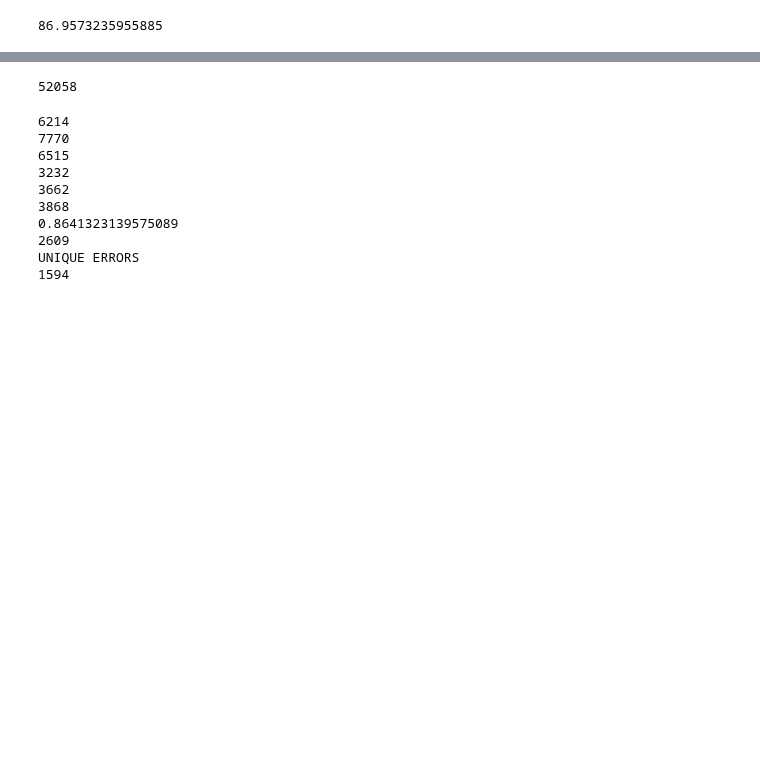
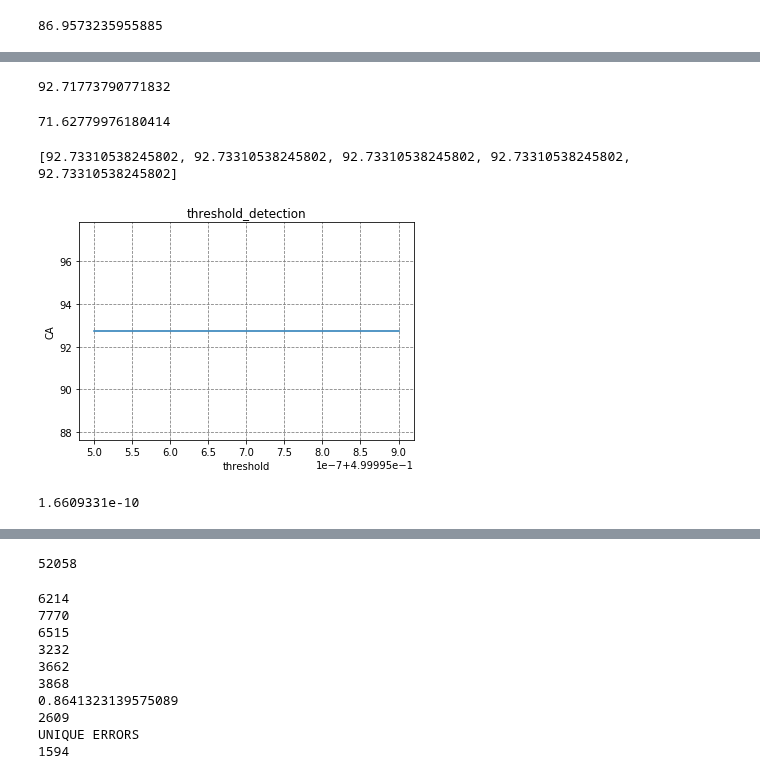
Before and after one commit to lkrsnik/accetuation, a Jupyter notebook: cnn/word_accetuation/bidirectional_error_analysis.ipynb, the cells around one changed output, grey strips where cells are left out. Cells and saved outputs as stored; diff of their text form; code cells hidden in the pictures; blank space fills up the shorter version.

Commit message:
Added some predictions and some learners

```diff
--- a/cnn/word_accetuation/bidirectional_error_analysis.ipynb
+++ b/cnn/word_accetuation/bidirectional_error_analysis.ipynb
@@ -93,7 +83,7 @@ data.generate_data('letters_word_accetuation_train',
 LOADING DATA...
 LOAD SUCCESSFUL!
 # %%
-data.x_train = None
+#data.x_train = None
 content = data._read_content('../../data/SlovarIJS_BESEDE_utf8.lex')
 dictionary, max_word, max_num_vowels, vowels, accented_vowels = data._create_dict(content)
 feature_dictionary = data._create_feature_dictionary()
@@ -316,0 +389,18 @@ for i in range(len(predictions)):
+# %%
+ensemble_predictions = np.mean( np.array([ letters_word_accetuation_predictions, syllables_word_accetuation_predictions, syllabled_letters_word_accetuation_predictions,
+                                         letters_word_accetuation_correct_order_predictions, syllables_word_accetuation_correct_order_predictions, syllabled_letters_word_accetuation_correct_order_predictions]), axis=0 )
+#ensemble_predictions = np.mean( np.array([ letters_word_accetuation_predictions, syllables_word_accetuation_predictions, syllabled_letters_word_accetuation_predictions]), axis=0 )
+#accuracy, errors = data.test_accuracy(ensemble_predictions, data.x_validate, data.x_other_features_validate, data.y_validate, dictionary, feature_dictionary, vowels, syllable_dictionary=syllable_dictionary)
+accuracy, errors = data.test_accuracy(ensemble_predictions, data.x_test, data.x_other_features_test, data.y_test, dictionary, feature_dictionary, vowels, syllable_dictionary=syllable_dictionary)
+print(accuracy)
+# %% [output]
+92.71773790771832
+# %%
+ensemble_predictions = np.mean( np.array([ letters_word_accetuation_predictions, syllables_word_accetuation_predictions, syllabled_letters_word_accetuation_predictions,
+                                         letters_word_accetuation_correct_order_predictions, syllables_word_accetuation_correct_order_predictions, syllabled_letters_word_accetuation_correct_order_predictions]), axis=0 )
+#ensemble_predictions = np.mean( np.array([ letters_word_accetuation_predictions, syllables_word_accetuation_predictions, syllabled_letters_word_accetuation_predictions]), axis=0 )
+#accuracy, errors = data.test_accuracy(ensemble_predictions, data.x_validate, data.x_other_features_validate, data.y_validate, dictionary, feature_dictionary, vowels, syllable_dictionary=syllable_dictionary)
+accuracy, errors = data.test_accuracy(ensemble_predictions, data.x_test, data.x_other_features_test, data.y_test, dictionary, feature_dictionary, vowels, syllable_dictionary=syllable_dictionary, threshold=0.1)
+print(accuracy)
+# %% [output]
+71.62779976180414
@@ -316,0 +413,24 @@ for i in range(len(predictions)):
+# %%
+split_num = 10000000
+accuracies = []
+bottom = 0.4999955
+top = 0.4999959
+for i in np.arange(bottom, top, 1.0/split_num):
+    accuracy, errors = data.test_accuracy(ensemble_predictions, data.x_test, data.x_other_features_test, data.y_test, dictionary, feature_dictionary, vowels, syllable_dictionary=syllable_dictionary, threshold=i)
+    accuracies.append(accuracy)
+print(accuracies)
+# %% [output]
+[92.73310538245802, 92.73310538245802, 92.73310538245802, 92.73310538245802, 92.73310538245802]
+# %%
+x = np.arange(bottom, top, 1.0/split_num)
+plt.plot(x, accuracies)
+plt.title('threshold_detection')
+plt.ylabel('CA')
+plt.xlabel('threshold')
+ax = plt.subplot(111)
+ax.set_axisbelow(True)
+ax.yaxis.grid(color='gray', linestyle='dashed')
+ax.xaxis.grid(color='gray', linestyle='dashed')
+plt.show()
+# %% [output]
+[figure, added]
@@ -317,2 +440,6 @@ for i in range(len(predictions)):
+# %%
+ensemble_predictions[0][0]
+# %% [output]
+1.6609331e-10
 # %%
 errors = [[el[0], el[1][::-1], el[2], el[3][::-1], el[4][::-1]] for el in errors]
```
Also changed, not shown: parts of 21 cells of this notebook, 14 other files.
